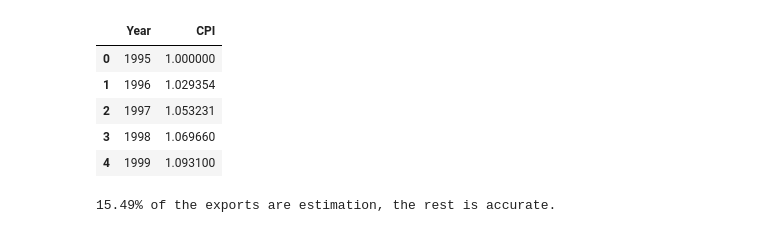
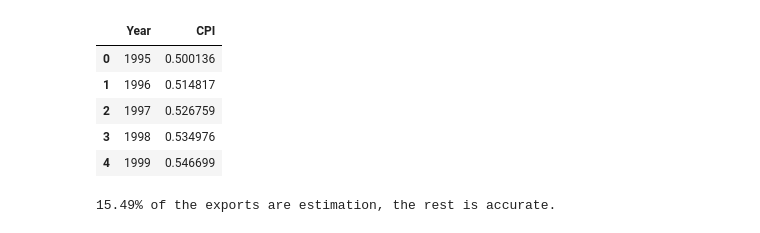
Before and after one commit to hamecetin/Wasteonomics, a Jupyter notebook: Graphs/Prices.ipynb, the cells around one changed output. Drawn from its saved outputs; the diff is of its cells as text; code cells hidden in the pictures.

```diff
--- a/Graphs/Prices.ipynb
+++ b/Graphs/Prices.ipynb
@@ -21,15 +42,15 @@ data.head()
 # %%
 # To adjust prices with Inflation, we use US CPI
 cpi = pd.read_csv("US_CPI.csv")
-cpi["CPI"] = (cpi["CPI"] / np.min(cpi["CPI"]))
+cpi["CPI"] = (cpi["CPI"] / np.max(cpi["CPI"]))
 cpi.head()
 # %% [output]
 |  | Year | CPI |
-| 0 | 1995 | 1.000000 |
-| 1 | 1996 | 1.029354 |
-| 2 | 1997 | 1.053231 |
-| 3 | 1998 | 1.069660 |
-| 4 | 1999 | 1.093100 |
+| 0 | 1995 | 0.500136 |
+| 1 | 1996 | 0.514817 |
+| 2 | 1997 | 0.526759 |
+| 3 | 1998 | 0.534976 |
+| 4 | 1999 | 0.546699 |
 # %%
 # Only use Total MOT for not to double count
 df = data[data["MOT_Code"] == 0]
```
Also changed, not shown: parts of 16 cells of this notebook, 10 other files.
